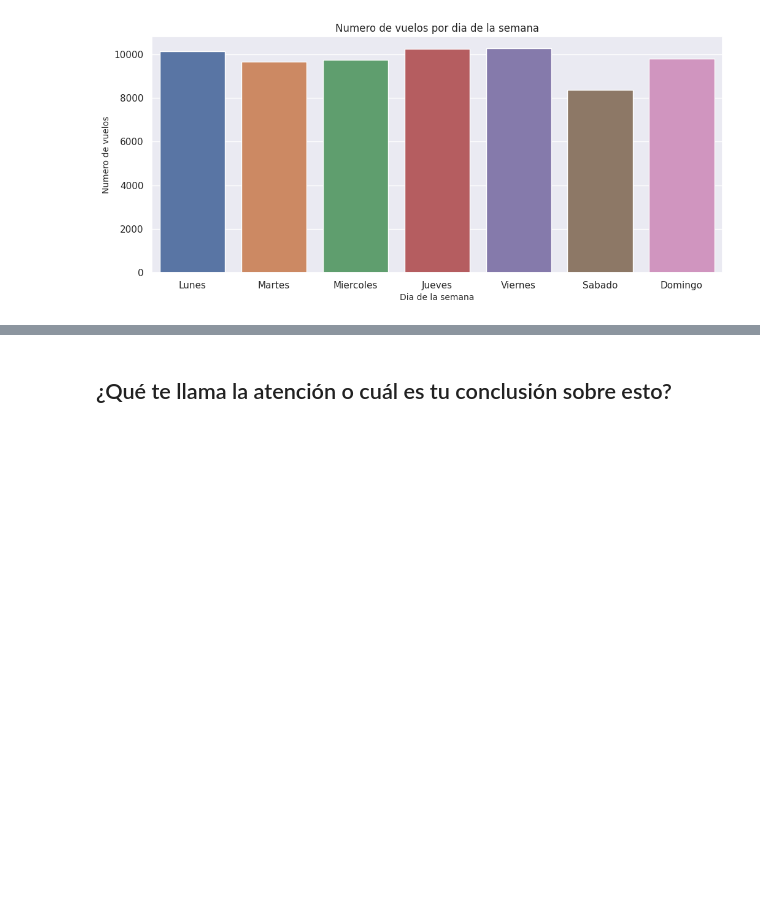
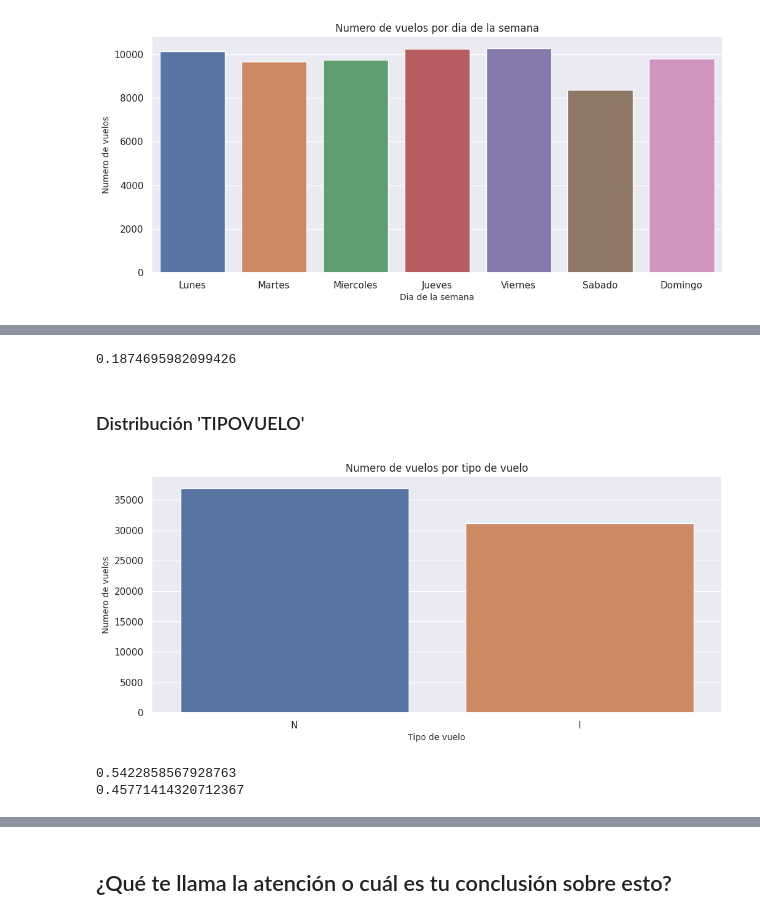
Before and after one commit to chuto81/datascientist_latam, a Jupyter notebook: solution.ipynb, the cells around one changed output, grey strips where cells are left out. Saved outputs shown, nothing was run; the diff lists cells and outputs as text; code cells hidden in the pictures; blank space fills up the shorter version.

```diff
--- a/solution.ipynb
+++ b/solution.ipynb
@@ -430,6 +431,9 @@ values_days = [weekday_flights.values[2], weekday_flights.values[5],
                weekday_flights.values[0], weekday_flights.values[6],
                weekday_flights.values[3]
 ]
+type_flights = df_initial['TIPOVUELO'].value_counts()
+airline_flights = df_initial['OPERA'].value_counts()
+destination_flights = df_initial['SIGLADES'].value_counts()
 # %% [markdown]
 ### Distribución 'DIA'
 # %%
@@ -484,0 +478,23 @@ df_initial
+# %%
+# Disminución de vuelos entre el viernes y el sabado
+(values_days[4]-values_days[5])/values_days[4]
+# %% [output]
+0.1874695982099426
+# %% [markdown]
+### Distribución 'TIPOVUELO'
+# %%
+plt.figure(figsize = (12,5))
+sns.barplot(x=type_flights.index, y=type_flights.values)
+plt.title('Numero de vuelos por tipo de vuelo')
+plt.ylabel('Numero de vuelos', fontsize=10)
+plt.xlabel('Tipo de vuelo', fontsize=10)
+plt.show()
+# %% [output]
+[figure, added]
+# %%
+# Distribución porcentual entre los tipos de vuelos
+print(type_flights[0]/type_flights.sum())
+print(type_flights[1]/type_flights.sum())
+# %% [output]
+0.5422858567928763
+0.45771414320712367
```
Also changed, not shown: parts of 35 cells of this notebook, 3 other files.
